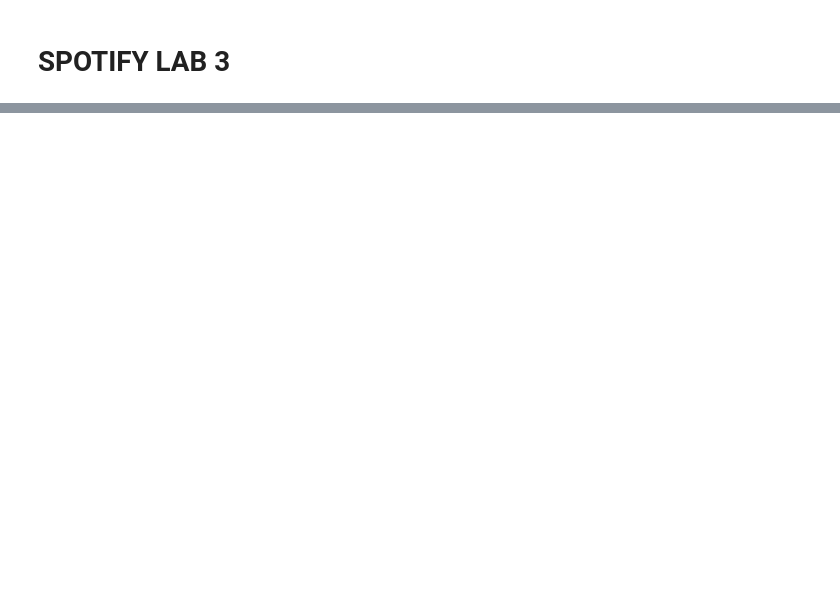
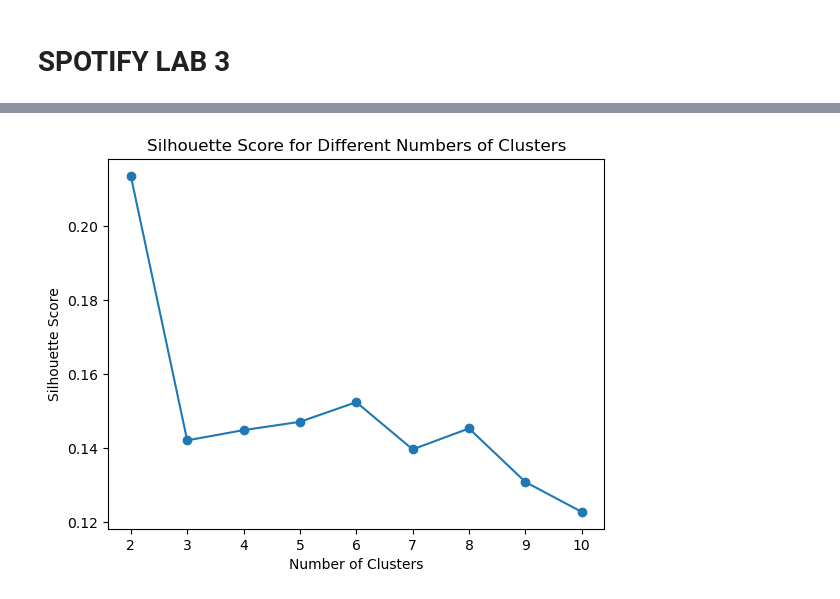
Before and after one commit to Draian123/lab-web-scraping-single-page, a Jupyter notebook: lab.ipynb, the cells around one changed output, grey strips where cells are left out. Drawn from its saved outputs; the diff is of its cells as text; code cells hidden in the pictures; blank space fills up the shorter version.

```diff
--- a/lab.ipynb
+++ b/lab.ipynb
@@ -449,0 +413,19 @@ df_w_audio_ft.to_csv('df_w_audio_ft.csv', index=False)
+# %%
+
+
+silhouette_scores = []
+for n_clusters in range(2, 11):  # Trying different values of k from 2 to 10
+    kmeans = KMeans(n_clusters=n_clusters, random_state=42)
+    cluster_labels = kmeans.fit_predict(scaled_features)
+    silhouette_avg = silhouette_score(scaled_features, cluster_labels)
+    silhouette_scores.append(silhouette_avg)
+
+# Plotting the silhouette scores
+plt.plot(range(2, 11), silhouette_scores, marker='o')
+plt.title('Silhouette Score for Different Numbers of Clusters')
+plt.xlabel('Number of Clusters')
+plt.ylabel('Silhouette Score')
+plt.xticks(np.arange(2, 11))
+plt.show()
+# %% [output]
+[figure, added]
```
Also changed, not shown: parts of 27 cells of this notebook, 1 other file.
